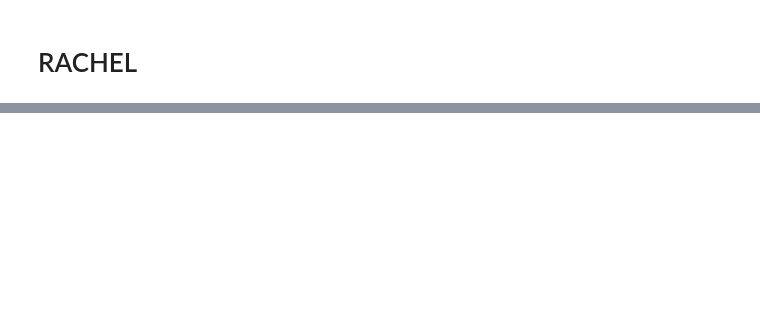
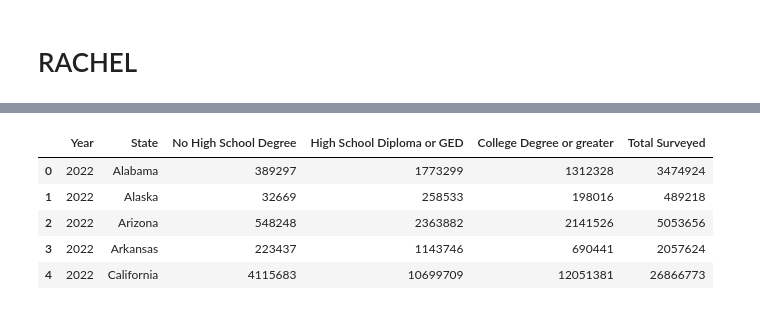
Before and after one commit to kikichan1/Project-1, a Jupyter notebook: Education_Notebook.ipynb, the cells around one changed output, grey strips where cells are left out. Saved outputs shown, nothing was run; the diff lists cells and outputs as text; code cells hidden in the pictures; blank space fills up the shorter version.

```diff
--- a/Education_Notebook.ipynb
+++ b/Education_Notebook.ipynb
@@ -85,2 +49,52 @@ employment_df_final
 # %%
-education_df = pd.DataFrame(requests.get(education_url).json()[1:], columns=requests.get(education_url).json()[0])
+#Convert 2022 JSON to Pandas Dataframe
+education_2022_df = pd.DataFrame(requests.get(education_2022_url).json()[1:], columns=requests.get(education_2022_url).json()[0])
+
+# Drop one of the duplicate 'NAME' columns
+education_2022_df = education_2022_df.loc[:, ~education_2022_df.columns.duplicated()]
+
+# Convert the relevant columns to numeric, forcing errors to NaN if necessary, and grouping relevant data
+cols_to_sum = ['B15003_002E','B15003_003E','B15003_004E', 'B15003_005E', 'B15003_006E', 'B15003_007E', 'B15003_008E', 'B15003_009E','B15003_010E', 'B15003_011E', 'B15003_012E','B15003_013E', 'B15003_014E', 'B15003_015E', 'B15003_016E']
+education_2022_df[cols_to_sum] = education_2022_df[cols_to_sum].apply(pd.to_numeric, errors='coerce')
+
+cols_to_sum_1 = ['B15003_017E', 'B15003_018E','B15003_019E', 'B15003_020E',]
+education_2022_df[cols_to_sum_1] = education_2022_df[cols_to_sum_1].apply(pd.to_numeric, errors='coerce')
+
+cols_to_sum_2 = [ 'B15003_021E','B15003_022E', 'B15003_023E','B15003_024E','B15003_025E']
+education_2022_df[cols_to_sum_2] = education_2022_df[cols_to_sum_2].apply(pd.to_numeric, errors='coerce')
+
+# Use .loc to set the new column by summing the specified columns
+education_2022_df.loc[:, 'No High School Degree'] = education_2022_df[cols_to_sum].sum(axis=1)
+education_2022_df.loc[:, 'High School Diploma or GED'] = education_2022_df[cols_to_sum_1].sum(axis=1)
+education_2022_df.loc[:, 'College Degree or greater'] = education_2022_df[cols_to_sum_2].sum(axis=1)
+
+# Drop the original columns if they are no longer needed
+education_2022_df.drop(cols_to_sum, axis=1, inplace=True)
+education_2022_df.drop(cols_to_sum_1, axis=1, inplace=True)
+education_2022_df.drop(cols_to_sum_2, axis=1, inplace=True)
+
+# Rename columns and make a copy of the DataFrame
+education_2022_df_cleaned = education_2022_df.rename(columns={
+    'B15003_001E': 'Total Surveyed',
+    'NAME':'State'
+}).copy()
+
+education_2022_df_cleaned ['Year'] = 2022
+
+education_2022_df_final = education_2022_df_cleaned[[
+    'Year',
+    'State',
+    'No High School Degree',
+    'High School Diploma or GED',
+    'College Degree or greater',
+    'Total Surveyed'
+]].copy()  # Use .copy() to ensure it's a copy
+
+education_2022_df_final.head()
+# %% [output]
+|  | Year | State | No High School Degree | High School Diploma or GED | College Degree or greater | Total Surveyed |
+| 0 | 2022 | Alabama | 389297 | 1773299 | 1312328 | 3474924 |
+| 1 | 2022 | Alaska | 32669 | 258533 | 198016 | 489218 |
+| 2 | 2022 | Arizona | 548248 | 2363882 | 2141526 | 5053656 |
+| 3 | 2022 | Arkansas | 223437 | 1143746 | 690441 | 2057624 |
+| 4 | 2022 | California | 4115683 | 10699709 | 12051381 | 26866773 |
```
Also changed, not shown: parts of 16 cells of this notebook, 2 other files.
